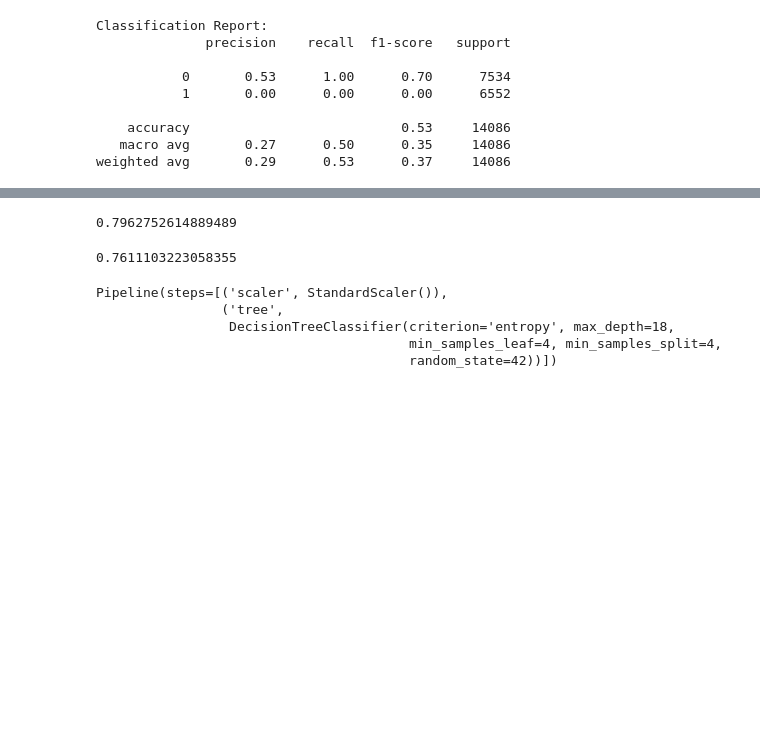
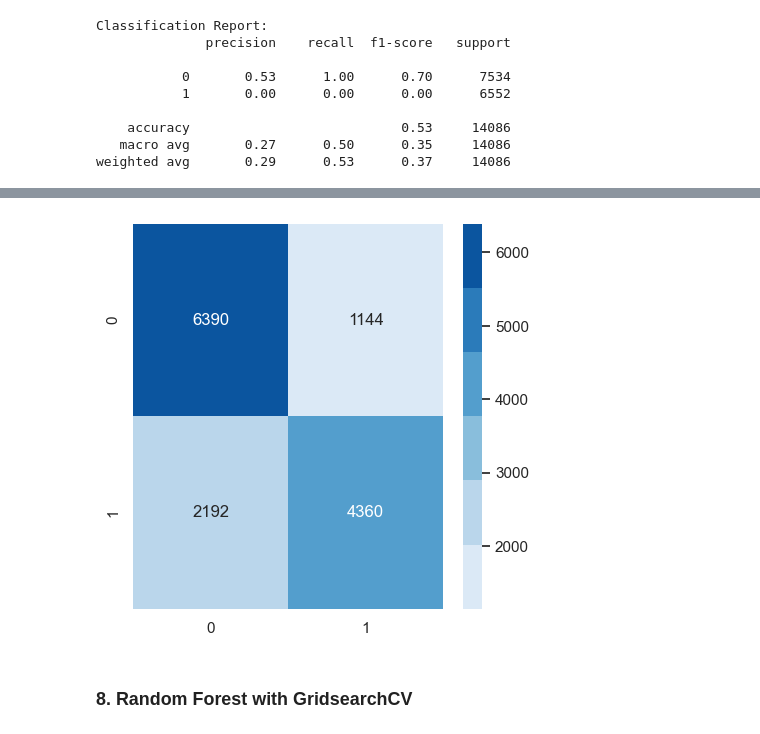
Before and after one commit to kanevundi/Tanzania-Wells-Prediction-Project, a Jupyter notebook: Modeling.ipynb, the cells around one changed output, grey strips where cells are left out. Drawn from its saved outputs; the diff is of its cells as text; code cells hidden in the pictures; blank space fills up the shorter version.

```diff
--- a/Modeling.ipynb
+++ b/Modeling.ipynb
@@ -246,0 +273,25 @@ sns.heatmap(confusion_matrix(y_test, y_pred_svm), annot=True, fmt='g');
+# %%
+# Define the parameter grid for GridSearchCV
+param_grid_knn = {
+    'knn_clf__n_neighbors': [3, 5, 7],
+    'knn_clf__weights': ['uniform', 'distance'],
+    'knn_clf__p': [1, 2]
+}
+
+# Create the GridSearchCV object
+gridsearch_knn = GridSearchCV(estimator=knn_clf, param_grid=param_grid_knn, cv=5, verbose=2, n_jobs=-1)
+
+# Fit the GridSearchCV on the training data
+gridsearch_knn.fit(X_train, y_train)
+
+# Get the best parameters
+best_params_knn = gridsearch_knn.best_params_
+
+print("Best Parameters:", best_params_knn)
+
+# Make predictions on the test data using the trained pipeline
+y_pred_gridsearchknn = gridsearch_knn.predict(X_test)
+
+# Generate and print the classification report
+print("Classification Report:")
+print(classification_report(y_test, y_pred_gridsearchknn))
@@ -257,9 +329,20 @@ param_grid = [{'tree__max_depth': [16, 18, 20],
               'tree__criterion': ['gini', 'entropy']}]
 
 # create grid with estimators
-gridsearch = GridSearchCV(dt, param_grid, cv=5, n_jobs=-1, verbose=1)
+gridsearch_dt = GridSearchCV(dt, param_grid, cv=5, n_jobs=-1, verbose=1)
 
 # fit the grid with the data
-gridsearch.fit(X_train, y_train);
+gridsearch_dt.fit(X_train, y_train);
+
+# Get the best parameters
+best_params_dt = gridsearch_dt.best_params_
+
+print("Best Parameters:", best_params_dt)
+# Make predictions on the test data using the trained pipeline
+y_pred_gridsearchdt = gridsearch_dt.predict(X_test)
+
+# Generate and print the classification report
+print("Classification Report:")
+print(classification_report(y_test, y_pred_gridsearchdt))
 # %% [output]
 Fitting 5 folds for each of 54 candidates, totalling 270 fits
@@ -266,16 +359,8 @@ Fitting 5 folds for each of 54 candidates, totalling 270 fits
-# %%
-gridsearch.score(X_train, y_train)
-# %% [output]
-0.7962752614889489
-# %%
-gridsearch.score(X_test, y_test)
-# %% [output]
-0.7611103223058355
-# %%
-gridsearch.best_estimator_
-# %% [output]
-Pipeline(steps=[('scaler', StandardScaler()),
-                ('tree',
-                 DecisionTreeClassifier(criterion='entropy', max_depth=18,
-                                        min_samples_leaf=4, min_samples_split=4,
-                                        random_state=42))])
+# %%
+# plot the confusion matrix
+plt.figure(figsize=(5,5))
+sns.heatmap(confusion_matrix(y_test, y_pred_gridsearchdt), annot=True, fmt='g', cmap=color_palette);
+# %% [output]
+[figure, added]
+# %% [markdown]
+### 8. Random Forest with GridsearchCV
```
Also changed, not shown: parts of 44 cells of this notebook, 2 other files.
